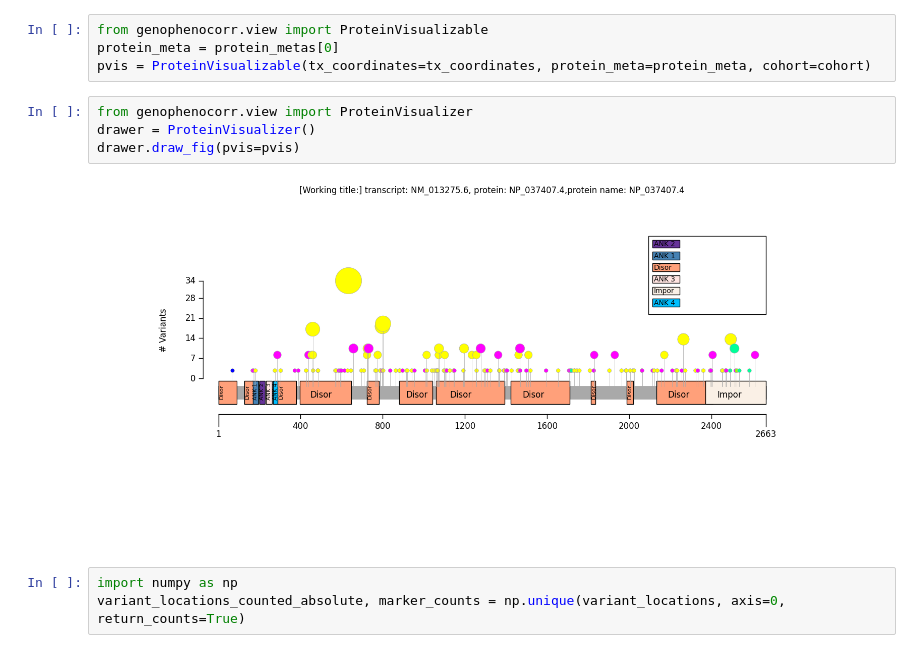
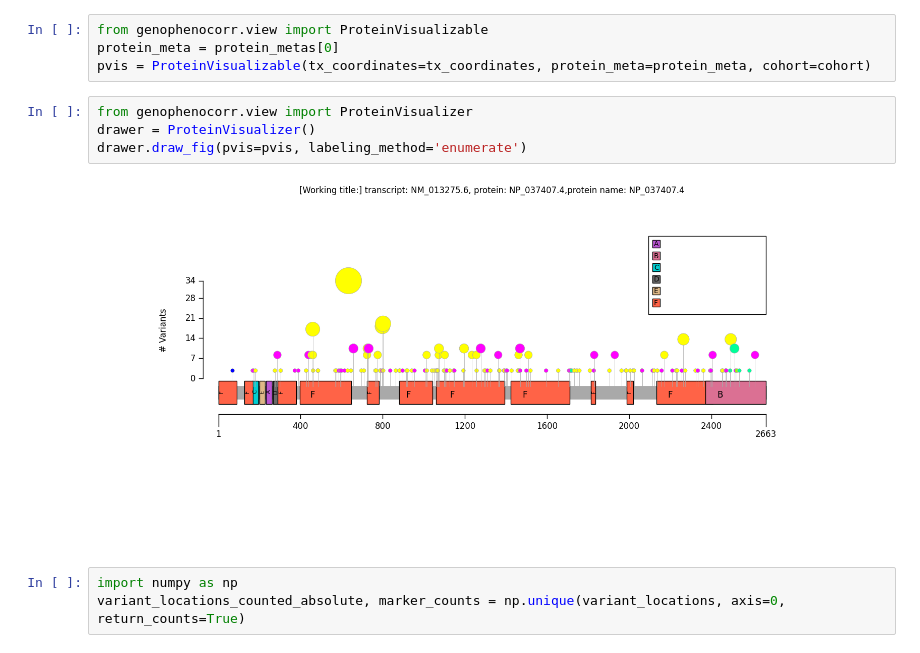
Before and after one commit to monarch-initiative/gpsea, a Jupyter notebook: notebooks/ANKRD11/cohort.ipynb, the cells around one changed output. Saved outputs shown, nothing was run; the diff lists cells and outputs as text.

Commit message:
made labeling method a param

```diff
--- a/notebooks/ANKRD11/cohort.ipynb
+++ b/notebooks/ANKRD11/cohort.ipynb
@@ -56,9 +56,9 @@ pvis = ProteinVisualizable(tx_coordinates=tx_coordinates, protein_meta=protein_m
 # %%
 from genophenocorr.view import ProteinVisualizer
 drawer = ProteinVisualizer()
-drawer.draw_fig(pvis=pvis)
+drawer.draw_fig(pvis=pvis, labeling_method='enumerate')
 # %% [output]
-[figure, old version]
+[figure, new version]
 # %%
 import numpy as np
 variant_locations_counted_absolute, marker_counts = np.unique(variant_locations, axis=0, return_counts=True)
```
Also changed, not shown: 1 other file.
